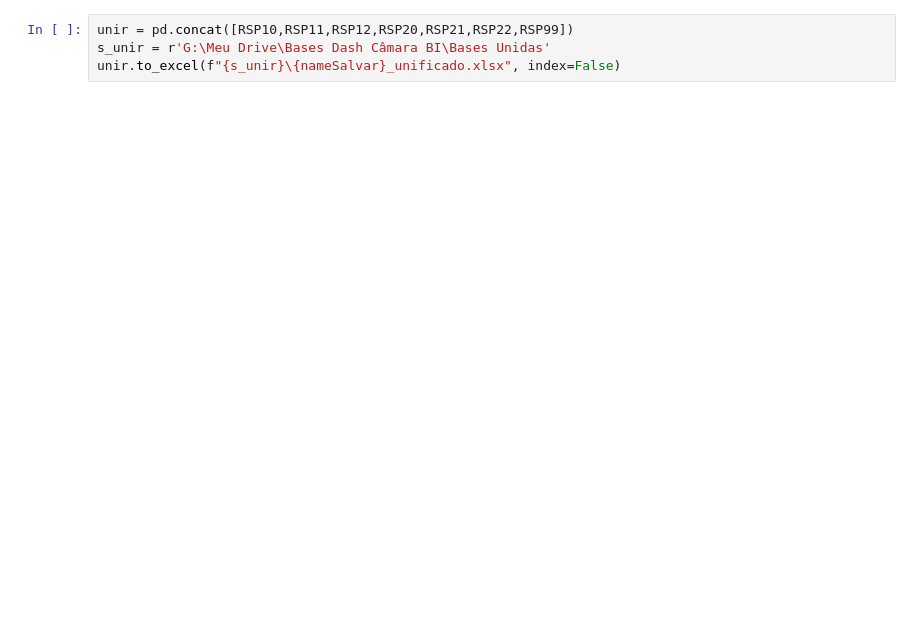
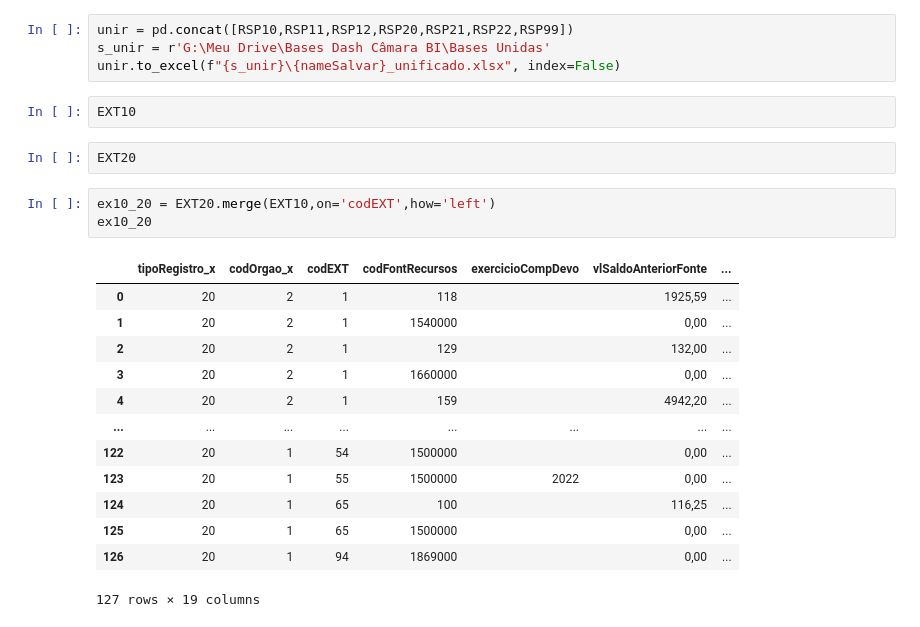
Before and after one commit to seifferth-lopes/cod_python, a Jupyter notebook: main.ipynb, the cells around one changed output. Drawn from its saved outputs; the diff is of its cells as text; blank space fills up the shorter version.

```diff
--- a/main.ipynb
+++ b/main.ipynb
@@ -649,3 +631,24 @@ See the caveats in the documentation: https://pandas.pydata.org/pandas-docs/stab
 unir = pd.concat([RSP10,RSP11,RSP12,RSP20,RSP21,RSP22,RSP99])
 s_unir = r'G:\Meu Drive\Bases Dash Câmara BI\Bases Unidas'
 unir.to_excel(f"{s_unir}\{nameSalvar}_unificado.xlsx", index=False)
+# %%
+EXT10
+# %%
+EXT20
+# %%
+ex10_20 = EXT20.merge(EXT10,on='codEXT',how='left')
+ex10_20
+# %% [output]
+|  | tipoRegistro_x | codOrgao_x | codEXT | codFontRecursos | exercicioCompDevo | vlSaldoAnteriorFonte | ... |
+| 0 | 20 | 2 | 1 | 118 |  | 1925,59 | ... |
+| 1 | 20 | 2 | 1 | 1540000 |  | 0,00 | ... |
+| 2 | 20 | 2 | 1 | 129 |  | 132,00 | ... |
+| 3 | 20 | 2 | 1 | 1660000 |  | 0,00 | ... |
+| 4 | 20 | 2 | 1 | 159 |  | 4942,20 | ... |
+| ... | ... | ... | ... | ... | ... | ... | ... |
+| 122 | 20 | 1 | 54 | 1500000 |  | 0,00 | ... |
+| 123 | 20 | 1 | 55 | 1500000 | 2022 | 0,00 | ... |
+| 124 | 20 | 1 | 65 | 100 |  | 116,25 | ... |
+| 125 | 20 | 1 | 65 | 1500000 |  | 0,00 | ... |
+| 126 | 20 | 1 | 94 | 1869000 |  | 0,00 | ... |
+127 rows × 19 columns
```
Also changed, not shown: parts of 3 cells of this notebook.
